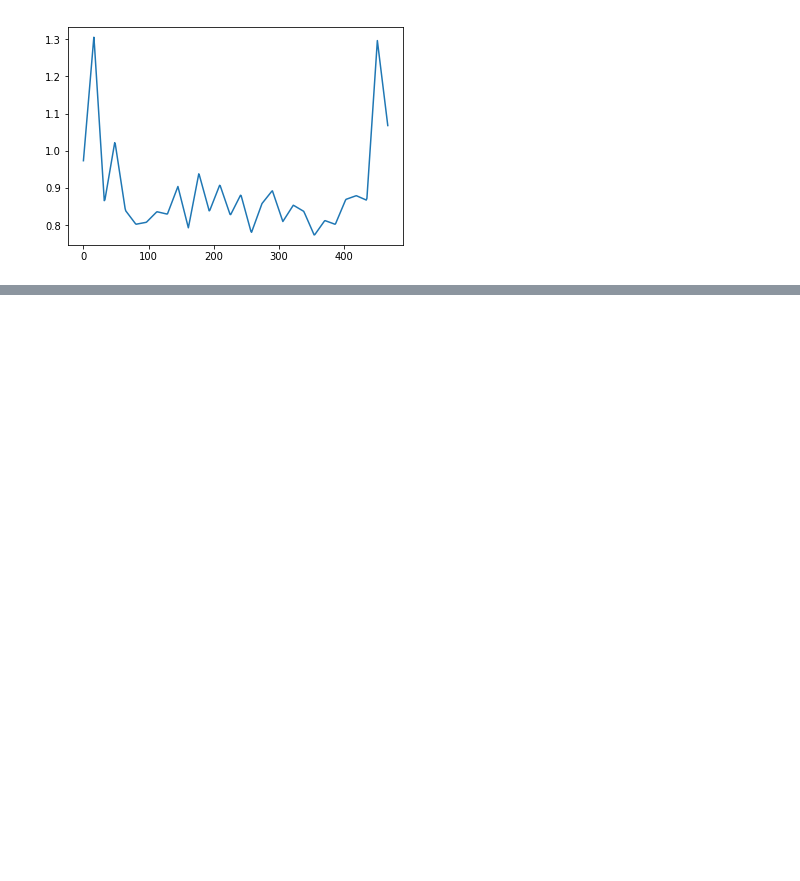
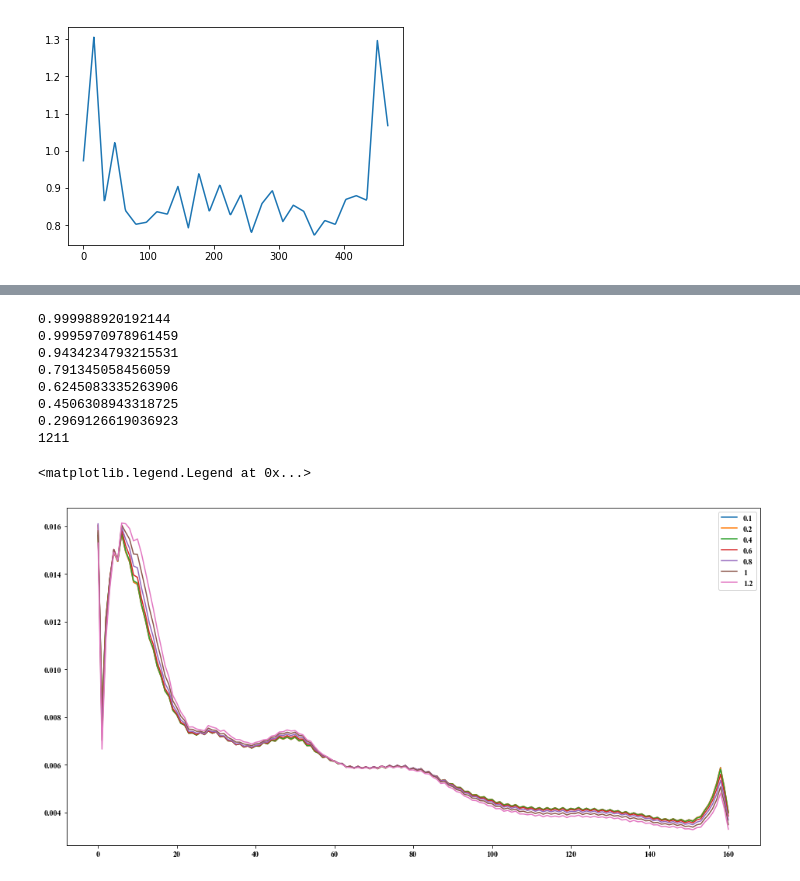
Before and after one commit to Wenhao-Yang/SpeakerVerifiaction-pytorch, a Jupyter notebook: Misc/hook_conv_lores_aug.ipynb, the cells around one changed output, grey strips where cells are left out. Saved outputs shown, nothing was run; the diff lists cells and outputs as text; code cells hidden in the pictures; blank space fills up the shorter version.

```diff
--- a/Misc/hook_conv_lores_aug.ipynb
+++ b/Misc/hook_conv_lores_aug.ipynb
@@ -419,0 +489,52 @@ plt.plot(saliency_map.squeeze().detach().numpy().transpose().mean(axis=0))
+# %%
+plt.figure(figsize=(16, 8))
+
+aug_grad_abs_mean = np.zeros((161))
+
+for i in [0.1, 0.2, 0.4, 0.6, 0.8, 1, 1.2]:
+    part_time = 0
+    all_time = 0
+    for grad in all_grad_aug:
+        grad_plus_time = np.abs(grad).mean(axis=1)
+        grad_plus_time_mean = grad_plus_time.mean()*i
+        freq_grad = grad[np.where(grad_plus_time>grad_plus_time_mean)[0]]
+        part_time += len(freq_grad)
+        all_time += len(grad)
+
+        aug_grad_abs_mean += np.abs(freq_grad).mean(axis=0)
+
+    print(part_time/all_time)
+    if i == 0.8:
+        aug_grad_abs_mean_8part = aug_grad_abs_mean.copy()
+    aug_grad_abs_mean /= len(all_data_aug)
+    aug_grad_abs_mean /= aug_grad_abs_mean.sum()
+
+    plt.plot(aug_grad_abs_mean)
+    aug_grad_abs_mean = np.zeros((161))
+
+for grad in all_grad_aug:
+#     grad_plus_time = np.abs(grad).mean(axis=1)
+#     grad_plus_time_mean = grad_plus_time.mean()*0.4
+#     freq_grad = grad[np.where(grad_plus_time>grad_plus_time_mean)[0]]
+#     part_time = len(freq_grad)
+#     aug_grad_abs_mean += np.abs(freq_grad).mean(axis=0)
+    aug_grad_abs_mean += np.abs(grad).mean(axis=0)
+
+
+print(len(all_data_aug))
+aug_grad_abs_mean /= len(all_data_aug)
+aug_grad_abs_mean /= aug_grad_abs_mean.sum()
+
+plt.plot()
+plt.legend([str(i) for i in [0.1, 0.2, 0.4, 0.6, 0.8, 1, 1.2, 'original']])
+# %% [output]
+0.999988920192144
+0.9995970978961459
+0.9434234793215531
+0.791345058456059
+0.6245083335263906
+0.4506308943318725
+0.2969126619036923
+1211
+<matplotlib.legend.Legend at 0x...>
+[figure, added]
```
Also changed, not shown: parts of 10 cells of this notebook.
